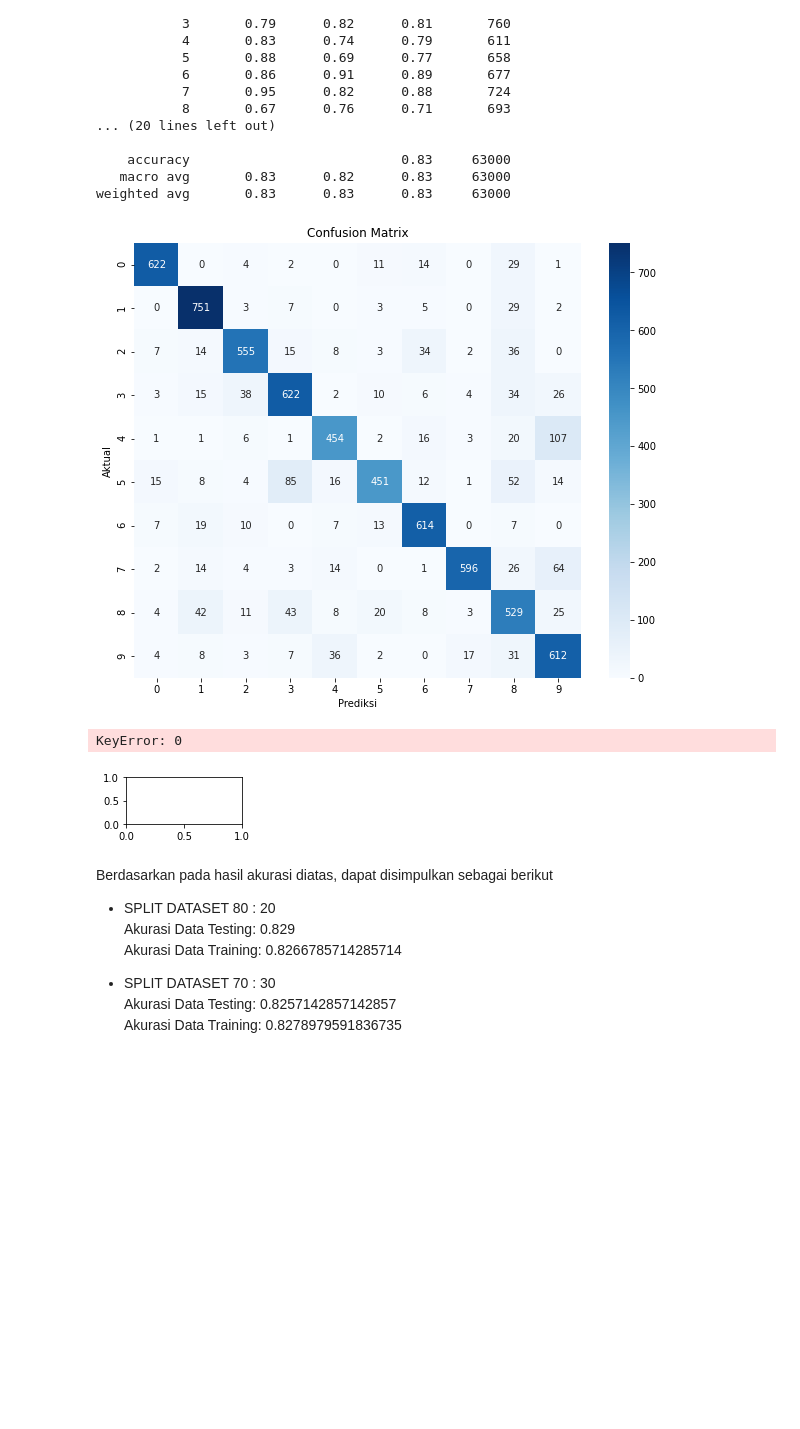
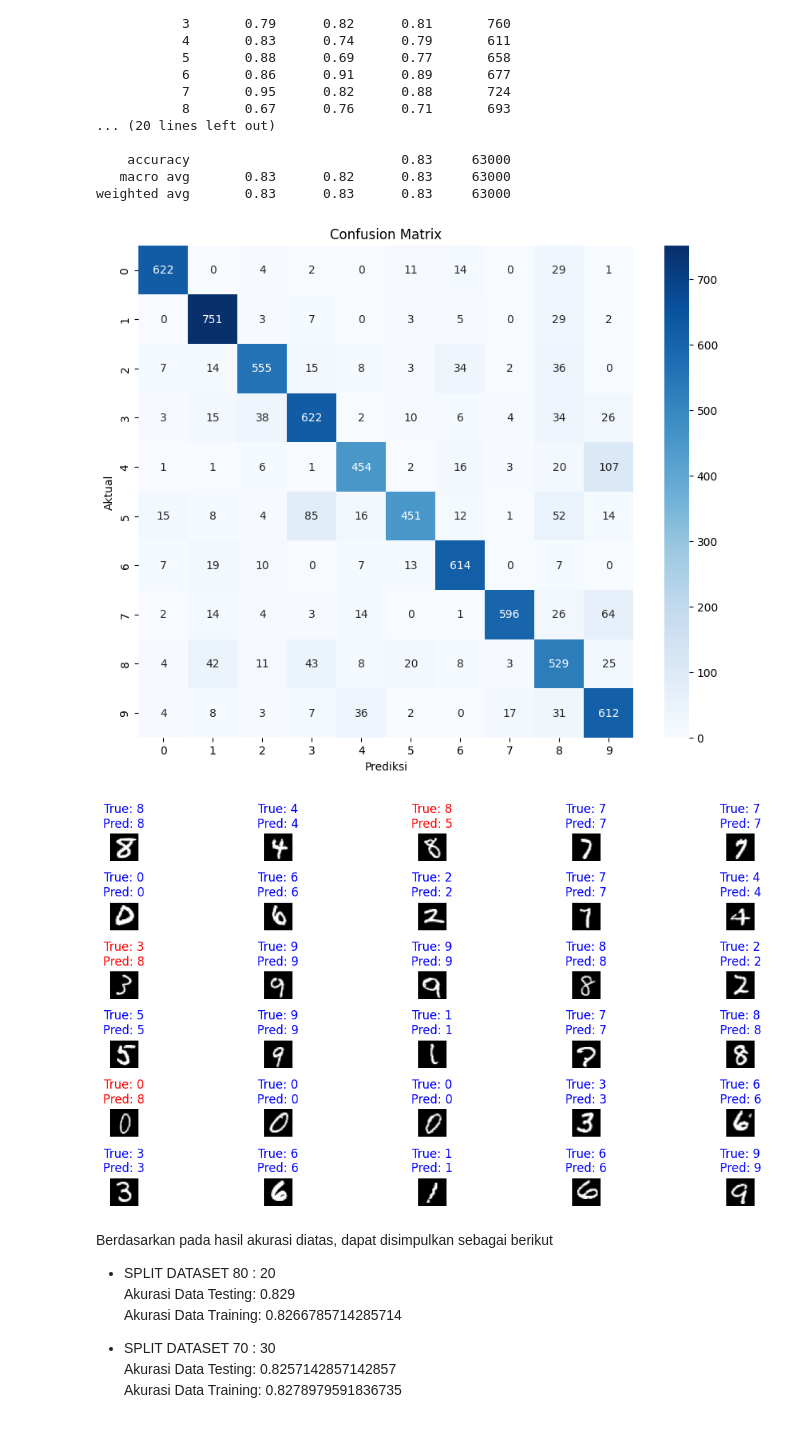
Before and after one commit to adindasyv/2141720096-machinelearning-2023, a Jupyter notebook: Week 5/kuis.ipynb, the cells around one changed output. Cells and saved outputs as stored; diff of their text form; code cells hidden in the pictures; blank space fills up the shorter version.

```diff
--- a/Week 5/kuis.ipynb
+++ b/Week 5/kuis.ipynb
@@ -247,30 +247,0 @@ plt.show()
-# %%
-import numpy as np
-from sklearn.datasets import fetch_openml
-from sklearn.model_selection import train_test_split
-from sklearn.naive_bayes import MultinomialNB
-import matplotlib.pyplot as plt
-
-# Muat dataset MNIST
-mnist = fetch_openml('mnist_784')
-X, y = mnist.data.astype('int'), mnist.target.astype('int')
-
-# Bagi dataset menjadi data pelatihan dan pengujian
-X_train, X_test, y_train, y_test = train_test_split(X, y, test_size=0.2, random_state=42)
-
-# Inisialisasi dan melatih model Multinomial Naive Bayes
-nb_classifier = MultinomialNB()
-nb_classifier.fit(X_train, y_train)
-
-# Melakukan prediksi pada data pengujian
-y_pred = nb_classifier.predict(X_test)
-
-# Menampilkan citra dari data pengujian berserta hasil prediksi
-plt.figure(figsize=(12, 8))
-for i in range(15):
-    plt.subplot(3, 5, i + 1)
-    plt.imshow(X_test[i].reshape(28, 28), cmap='gray')
-    plt.title(f'Prediksi: {y_pred[i]}\nAktual: {y_test[i]}')  # Menggunakan y_test[i] langsung
-    plt.axis('off')
-
-plt.show()
@@ -288,9 +256,9 @@ X_train, X_test, y_train, y_test = train_test_split(X, y, test_size=0.3, random_
 from sklearn.naive_bayes import MultinomialNB
 from sklearn.datasets import fetch_openml
 
-# Muat dataset MNIST
-mnist = fetch_openml('mnist_784')
-X, y = mnist.data.astype('int'), mnist.target.astype('int')
+# # Muat dataset MNIST
+# mnist = fetch_openml('mnist_784')
+# X, y = mnist.data.astype('int'), mnist.target.astype('int')
 
 # Inisialisasi dan melatih model Multinomial Naive Bayes
 nb_classifier = MultinomialNB()
@@ -458,31 +426,30 @@ plt.ylabel('Aktual')
 plt.title('Confusion Matrix')
 plt.show()
 # %% [output]
-[figure, old version]
+[figure, new version]
 # %%
 import pandas as pd
-n_samples_to_display = 35
+n_samples_to_display = 30
 plt.figure(figsize=(12,6))
 for i in range(n_samples_to_display):
-    plt.subplot(6,5,i+1)
+    plt.subplot(6,5,(i+1))
     plt.imshow(X_test[i].reshape(28,28), cmap="gray")
 
     true_label = y_test.iloc[i] if isinstance(y_test, pd.Series) else y_test[i]
     pred_label = y_test_pred.iloc[i] if isinstance(y_test_pred, pd.Series) else y_test_pred[i]
 
     if true_label == pred_label:
         text_color = 'blue'
     else:
         text_color = 'red'
 
     plt.title(f"True: {true_label}\nPred: {pred_label}", color = text_color)
     plt.axis("off")
 
 plt.tight_layout()
 plt.show()
 # %% [output]
-KeyError: 0
-[figure, old version]
+[figure, new version]
 # %% [markdown]
 Berdasarkan pada hasil akurasi diatas, dapat disimpulkan sebagai berikut
 - SPLIT DATASET 80 : 20 <br>
```
Also changed, not shown: parts of 10 cells of this notebook.
